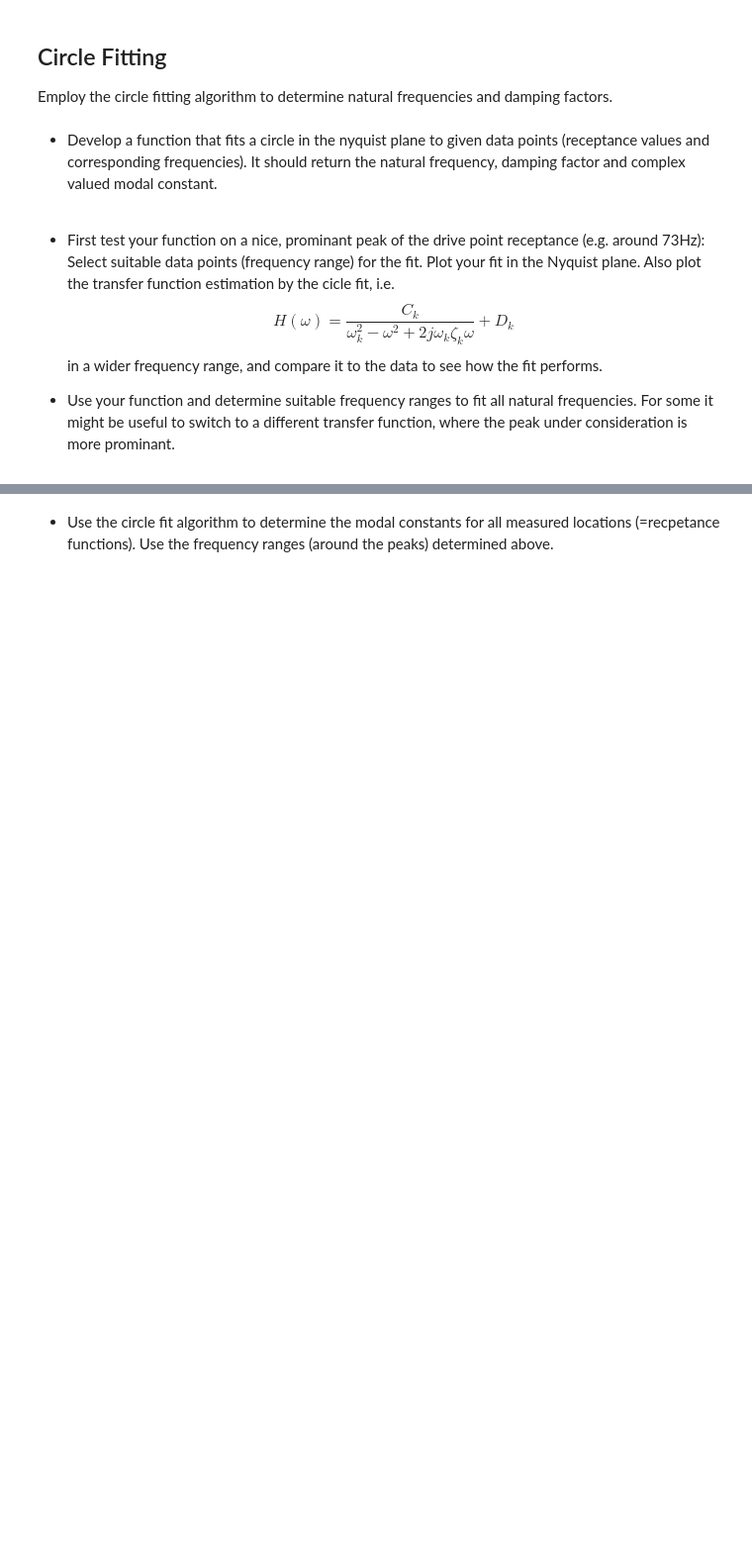
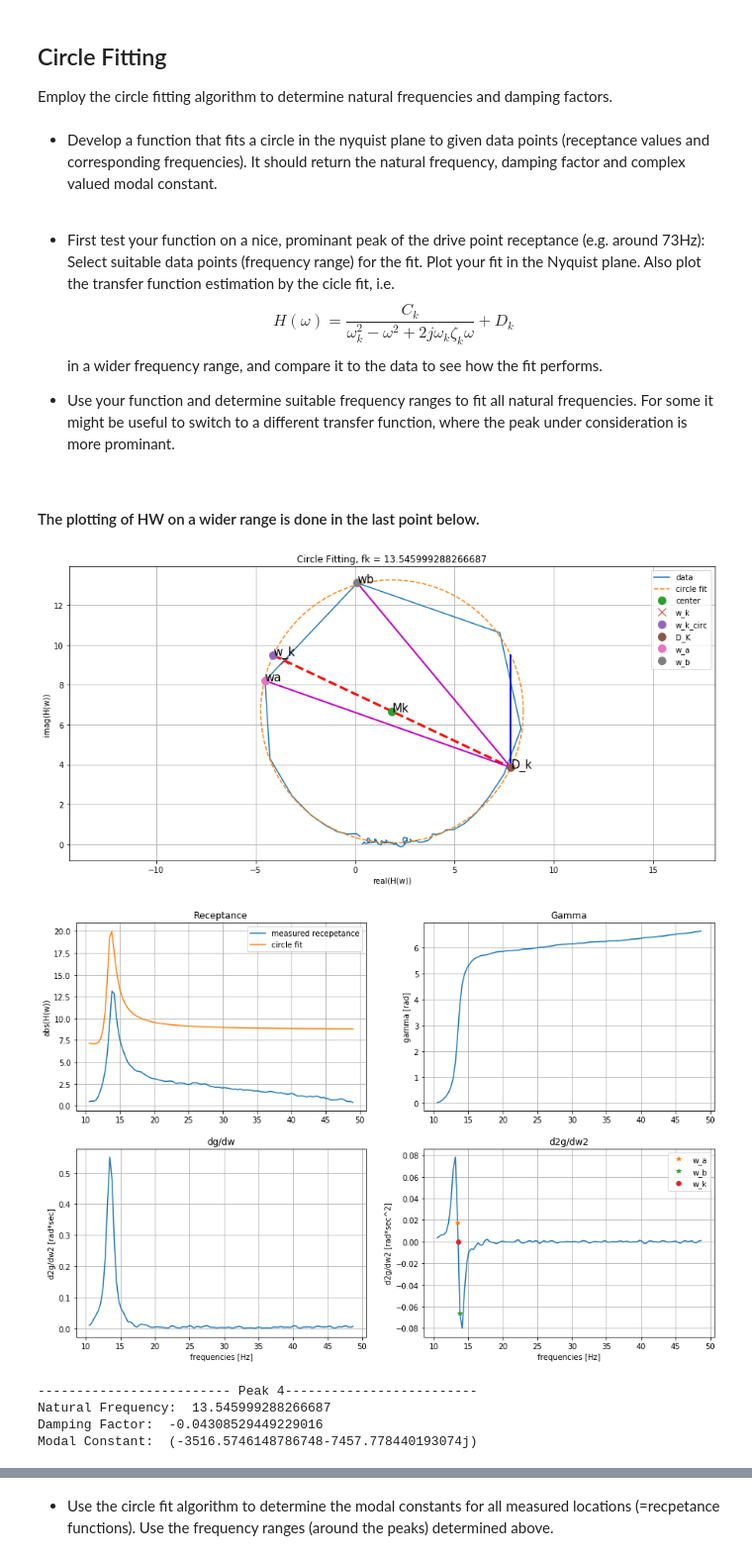
Before and after one commit to phmandl/modalanalyse, a Jupyter notebook: HW5/Max/5_IdentificationMethods_template.ipynb, the cells around one changed output, grey strips where cells are left out. Shown at 99% size. Drawn from its saved outputs; the diff is of its cells as text; code cells hidden in the pictures; blank space fills up the shorter version.

Commit message:
update circle fitting, should be nearly finished

```diff
--- a/HW5/Max/5_IdentificationMethods_template.ipynb
+++ b/HW5/Max/5_IdentificationMethods_template.ipynb
@@ -617,3 +648,27 @@ def CircleFitting(receptance,f,printFlag = 0) :
 * First test your function on a nice, prominant peak of the drive point receptance (e.g. around 73Hz): Select suitable data points (frequency range) for the fit. Plot your fit in the Nyquist plane. Also plot the transfer function estimation by the cicle fit, i.e. $$ H(\omega) = \frac{C_k}{\omega_k^2 - \omega^2 + 2j \omega_k\zeta_k\omega}+D_k$$ in a wider frequency range, and compare it to the data to see how the fit performs.
 
 * Use your function and determine suitable frequency ranges to fit all natural frequencies. For some it might be useful to switch to a different transfer function, where the peak under consideration is more prominant.
+# %% [markdown]
+#### The plotting of HW on a wider range is done in the last point below.
+# %%
+lower_idx = 32
+upper_idx = 150
+
+f = frequencies[lower_idx:upper_idx]
+receptance = P05_receptance[lower_idx:upper_idx]
+
+# Toggle plots ON/Off with 0 or 1 as flag in Circle Fitting
+[wk, zeta_k, C_k, D_k, H_w] = CircleFitting(receptance,f,1)
+
+print("------------------------- Peak " + str(i) + "-------------------------")
+print("Natural Frequency: ", wk/2/np.pi)
+print("Damping Factor: ", zeta_k)
+print("Modal Constant: ", C_k)
+print()
+# %% [output]
+[figure, added]
+[figure, added]
+------------------------- Peak 4-------------------------
+Natural Frequency:  13.545999288266687
+Damping Factor:  -0.04308529449229016
+Modal Constant:  (-3516.5746148786748-7457.778440193074j)
```
Also changed, not shown: parts of 12 cells of this notebook.
